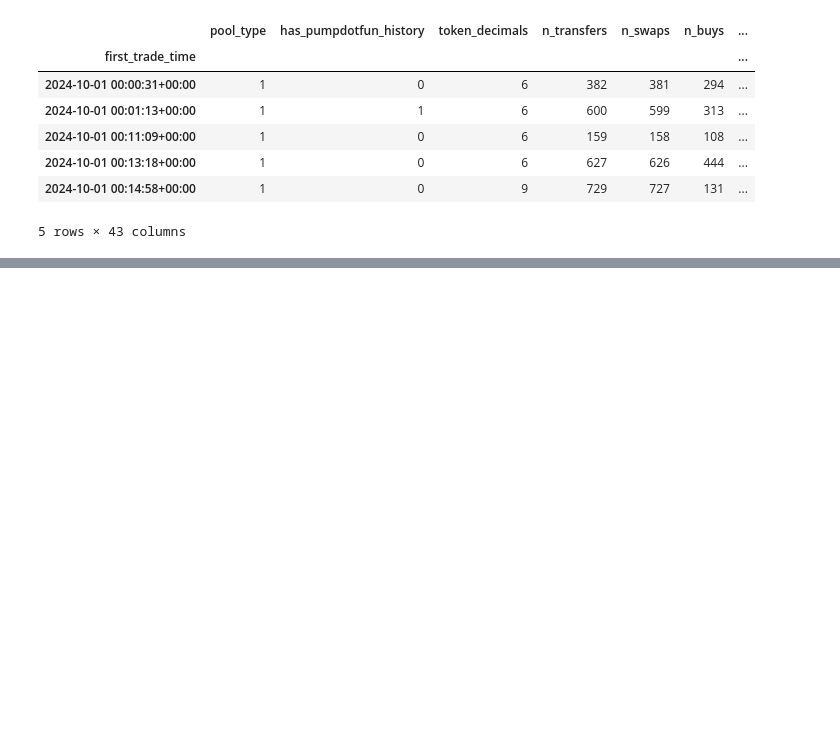
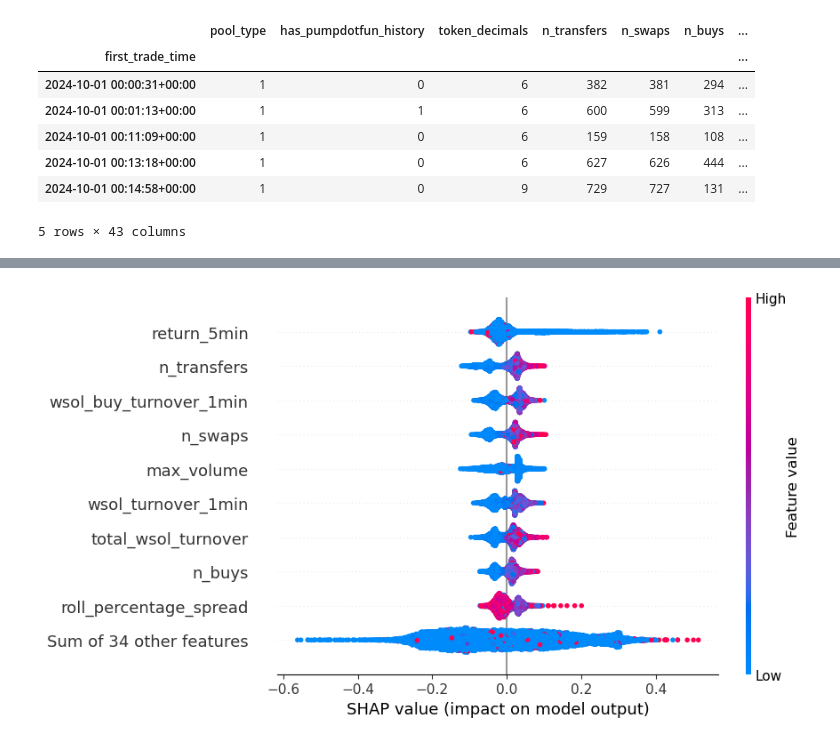
Before and after one commit to NickLithan/Rug-Pull-Early-Detection--Bachelor-Thesis-, a Jupyter notebook: main.ipynb, the cells around one changed output, grey strips where cells are left out. Saved outputs shown, nothing was run; the diff lists cells and outputs as text; code cells hidden in the pictures; blank space fills up the shorter version.

```diff
--- a/main.ipynb
+++ b/main.ipynb
@@ -155,0 +327,9 @@ idle_300
+# %%
+model = RandomForestClassifier(random_state=SEED)
+model.fit(X_exp_train, y_train[targets[0]])
+
+explainer = shap.TreeExplainer(model)
+shap_values = explainer(X_exp_test, approximate=True)
+shap.plots.beeswarm(shap_values[:, :, 1])
+# %% [output]
+[figure, added]
```
Also changed, not shown: parts of 11 cells of this notebook, 35 other files.
